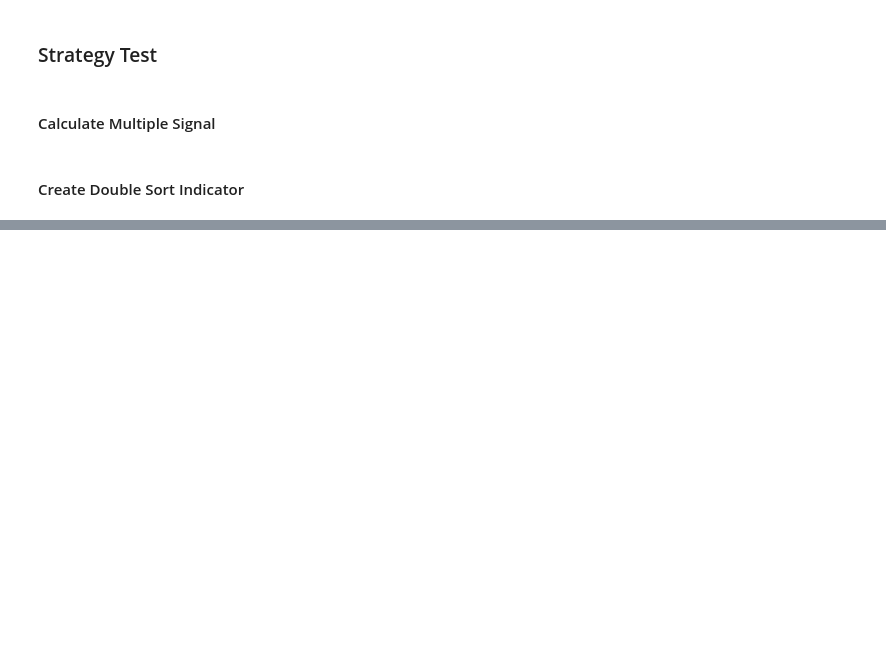
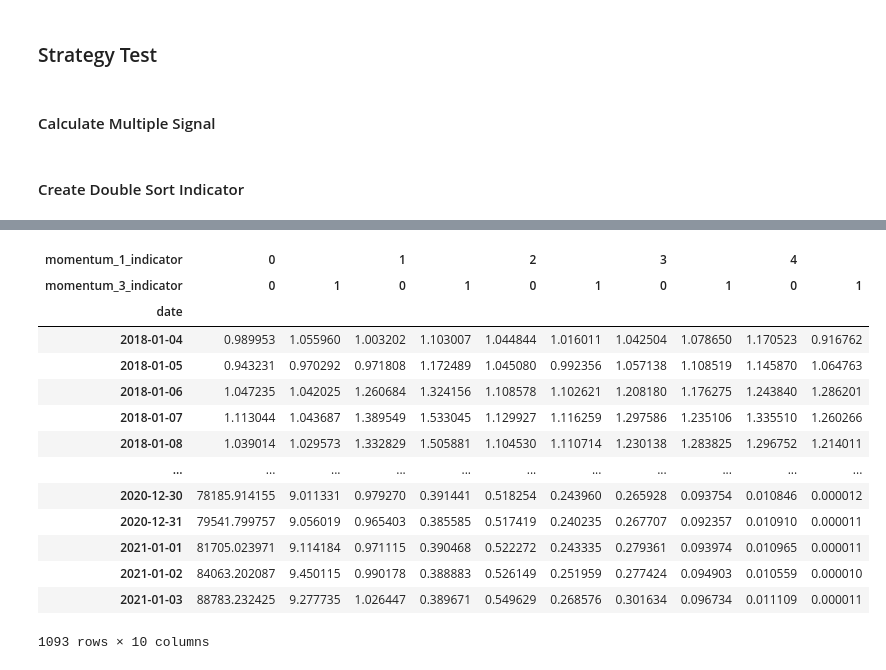
Before and after one commit to sunnyyang1576/Cryptocurrency, a Jupyter notebook: Strategy Test/Strategy Test - Multiple Criterion.ipynb, the cells around one changed output, grey strips where cells are left out. Drawn from its saved outputs; the diff is of its cells as text; code cells hidden in the pictures; blank space fills up the shorter version.

```diff
--- a/Strategy Test/Strategy Test - Multiple Criterion.ipynb
+++ b/Strategy Test/Strategy Test - Multiple Criterion.ipynb
@@ -137,0 +170,18 @@ indicator_df
+# %%
+cum_return
+# %% [output]
+| momentum_1_indicator | 0 |  | 1 |  | 2 |  | 3 |  | 4 |  |
+| momentum_3_indicator | 0 | 1 | 0 | 1 | 0 | 1 | 0 | 1 | 0 | 1 |
+| date |  |  |  |  |  |  |  |  |  |  |
+| 2018-01-04 | 0.989953 | 1.055960 | 1.003202 | 1.103007 | 1.044844 | 1.016011 | 1.042504 | 1.078650 | 1.170523 | 0.916762 |
+| 2018-01-05 | 0.943231 | 0.970292 | 0.971808 | 1.172489 | 1.045080 | 0.992356 | 1.057138 | 1.108519 | 1.145870 | 1.064763 |
+| 2018-01-06 | 1.047235 | 1.042025 | 1.260684 | 1.324156 | 1.108578 | 1.102621 | 1.208180 | 1.176275 | 1.243840 | 1.286201 |
+| 2018-01-07 | 1.113044 | 1.043687 | 1.389549 | 1.533045 | 1.129927 | 1.116259 | 1.297586 | 1.235106 | 1.335510 | 1.260266 |
+| 2018-01-08 | 1.039014 | 1.029573 | 1.332829 | 1.505881 | 1.104530 | 1.110714 | 1.230138 | 1.283825 | 1.296752 | 1.214011 |
+| ... | ... | ... | ... | ... | ... | ... | ... | ... | ... | ... |
+| 2020-12-30 | 78185.914155 | 9.011331 | 0.979270 | 0.391441 | 0.518254 | 0.243960 | 0.265928 | 0.093754 | 0.010846 | 0.000012 |
+| 2020-12-31 | 79541.799757 | 9.056019 | 0.965403 | 0.385585 | 0.517419 | 0.240235 | 0.267707 | 0.092357 | 0.010910 | 0.000011 |
+| 2021-01-01 | 81705.023971 | 9.114184 | 0.971115 | 0.390468 | 0.522272 | 0.243335 | 0.279361 | 0.093974 | 0.010965 | 0.000011 |
+| 2021-01-02 | 84063.202087 | 9.450115 | 0.990178 | 0.388883 | 0.526149 | 0.251959 | 0.277424 | 0.094903 | 0.010559 | 0.000010 |
+| 2021-01-03 | 88783.232425 | 9.277735 | 1.026447 | 0.389671 | 0.549629 | 0.268576 | 0.301634 | 0.096734 | 0.011109 | 0.000011 |
+1093 rows × 10 columns
```
Also changed, not shown: parts of 43 cells of this notebook, 24 other files.
